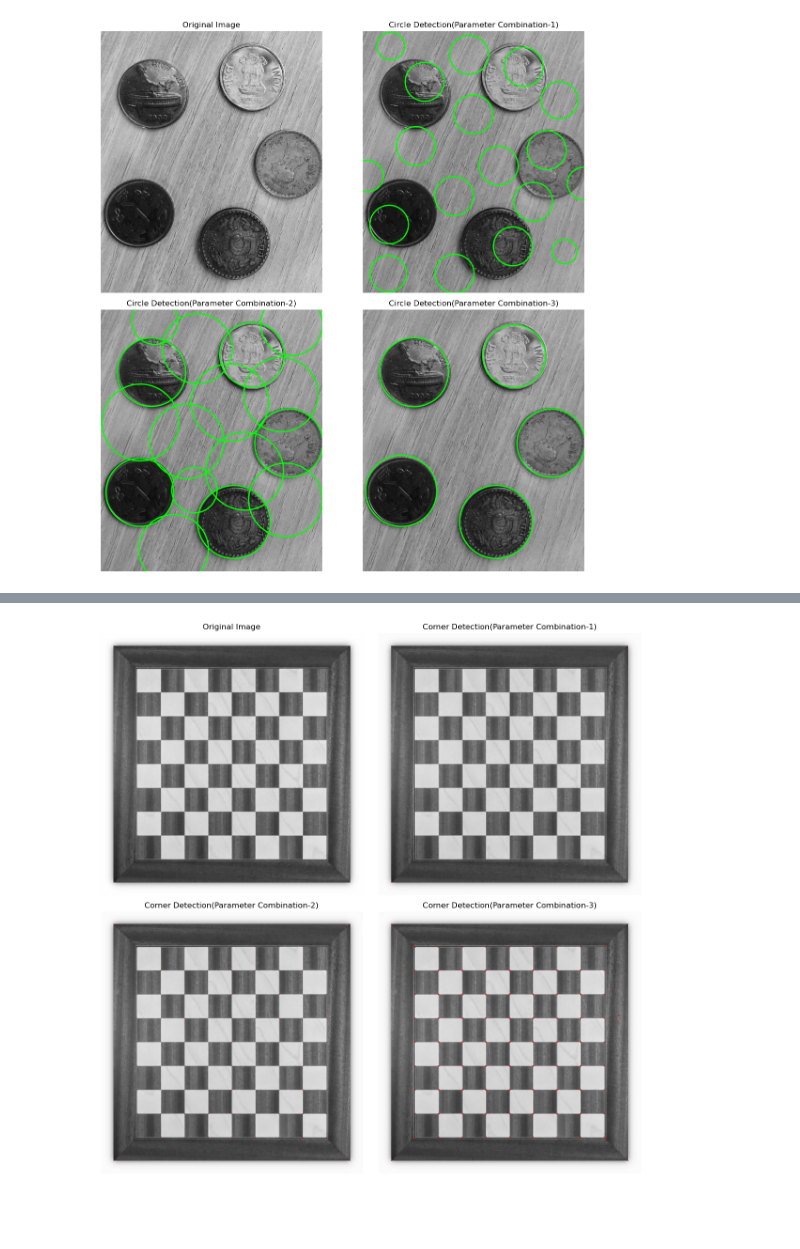
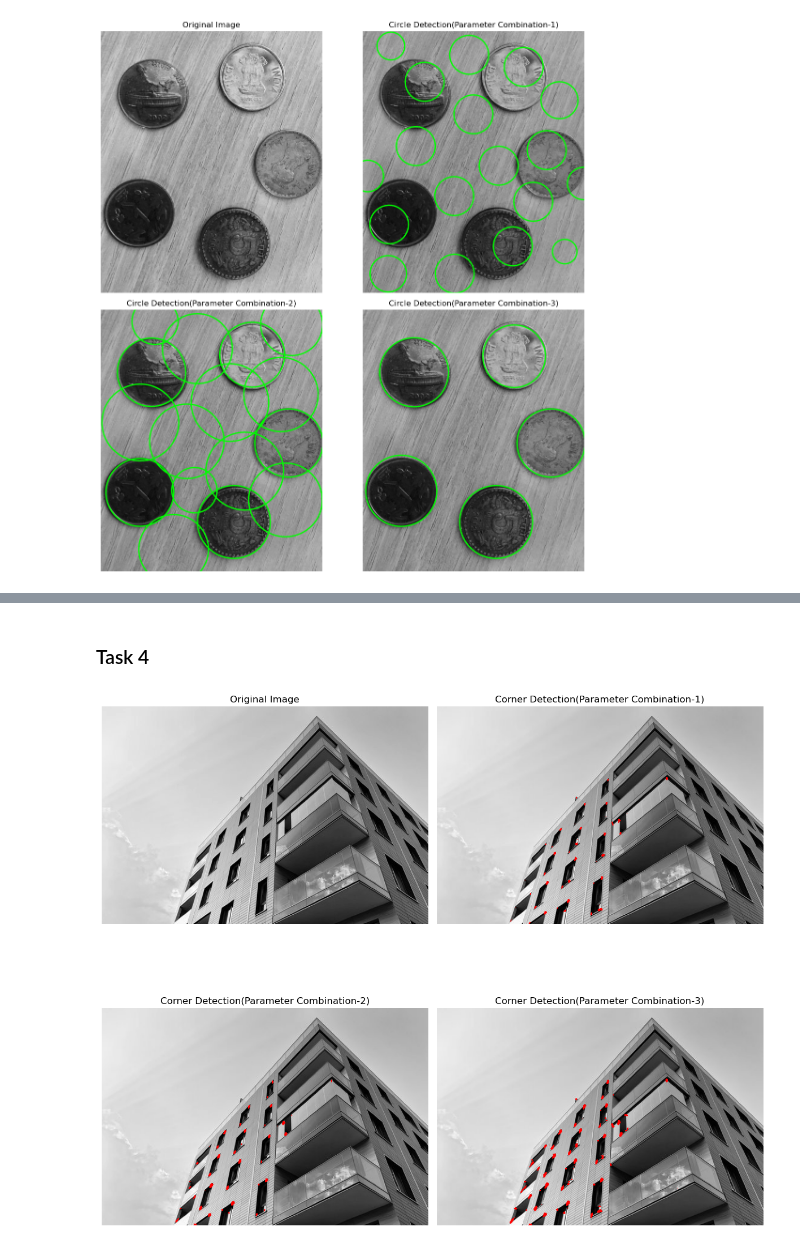
Before and after one commit to CS7-404-DIP-M24/a4-Jayeshs27, a Jupyter notebook: src/main.ipynb, the cells around one changed output, grey strips where cells are left out. Cells and saved outputs as stored; diff of their text form; code cells hidden in the pictures; blank space fills up the shorter version.

```diff
--- a/src/main.ipynb
+++ b/src/main.ipynb
@@ -324,68 +253,51 @@ plt.show()
+# %% [markdown]
+### Task 4
 # %%
 def detect_and_mark_corners(image, block_size, ksize, k, threshold):
-    """
-    Detects and marks corners in an image using the Harris Corner Detection method.
-
-    Parameters:
-    - image: Input grayscale image.
-    - block_size: Neighborhood size (e.g., 2x2, 3x3) for corner detection.
-    - ksize: Aperture parameter for the Sobel derivative (should be odd).
-    - k: Harris detector free parameter (usually between 0.04 and 0.06).
-    - threshold: Threshold to mark strong corners.
-
-    Returns:
-    - result: Image with detected corners marked.
-    - corners: Detected corner response map.
-    """
-    # Detect corners using the Harris Corner Detection method
+    # Harris Corner Detection
     corners = cv2.cornerHarris(image, block_size, ksize, k)
-
-    # Normalize the corner response
     corners_normalized = cv2.normalize(corners, None, 0, 255, cv2.NORM_MINMAX, dtype=cv2.CV_32F)
 
-    # Create a copy of the original image to mark corners
+    ## Mark Corners in given image
     result = cv2.cvtColor(image, cv2.COLOR_GRAY2BGR)
-
-    # Mark corners where the response is above the threshold
-    result[corners_normalized > threshold] = [255, 0, 0]  # Mark corners in red
+    result[corners_normalized > threshold] = [255, 0, 0]
 
     return result, corners_normalized
 # %%
-# road_img = read_image('../images/building.jpg',True)
-chessboard_img = read_image('../images/chess_board.jpg',True)
+building_img = read_image('../images/building.jpg',True)
 # %%
-marked_image_comb1, _ = detect_and_mark_corners(chessboard_img, block_size=5,
+marked_image_comb1, _ = detect_and_mark_corners(building_img, block_size=5,
+                                                ksize=5, k=0.05, threshold=120)
+
+marked_image_comb2, _ = detect_and_mark_corners(building_img, block_size=5,
                                                 ksize=15, k=0.01, threshold=65)
 
-marked_image_comb2, _ = detect_and_mark_corners(chessboard_img, block_size=5,
-                                                ksize=15, k=0.03, threshold=65)
-
-marked_image_comb3, _ = detect_and_mark_corners(chessboard_img, block_size=5,
-                                                ksize=15, k=0.04, threshold=65)
+marked_image_comb3, _ = detect_and_mark_corners(building_img, block_size=5,
+                                                ksize=11, k=0.02, threshold=65)
 # %%
 plt.figure(figsize=(12, 12))
 
 plt.subplot(2, 2, 1)
 plt.title("Original Image")
-plt.imshow(chessboard_img, cmap='gray')
+plt.imshow(building_img, cmap='gray')
 plt.axis('off')
 
 plt.subplot(2, 2, 2)
 plt.title("Corner Detection(Parameter Combination-1)")
 plt.imshow(marked_image_comb1)
 plt.axis('off')
 
 plt.subplot(2, 2, 3)
 plt.title("Corner Detection(Parameter Combination-2)")
 plt.imshow(marked_image_comb2)
 plt.axis('off')
 
 plt.subplot(2, 2, 4)
 plt.title("Corner Detection(Parameter Combination-3)")
 plt.imshow(marked_image_comb3)
 plt.axis('off')
 
 plt.tight_layout()
 plt.show()
 # %% [output]
-[figure, old version]
+[figure, new version]
```
Also changed, not shown: parts of 20 cells of this notebook, 1 other file.
